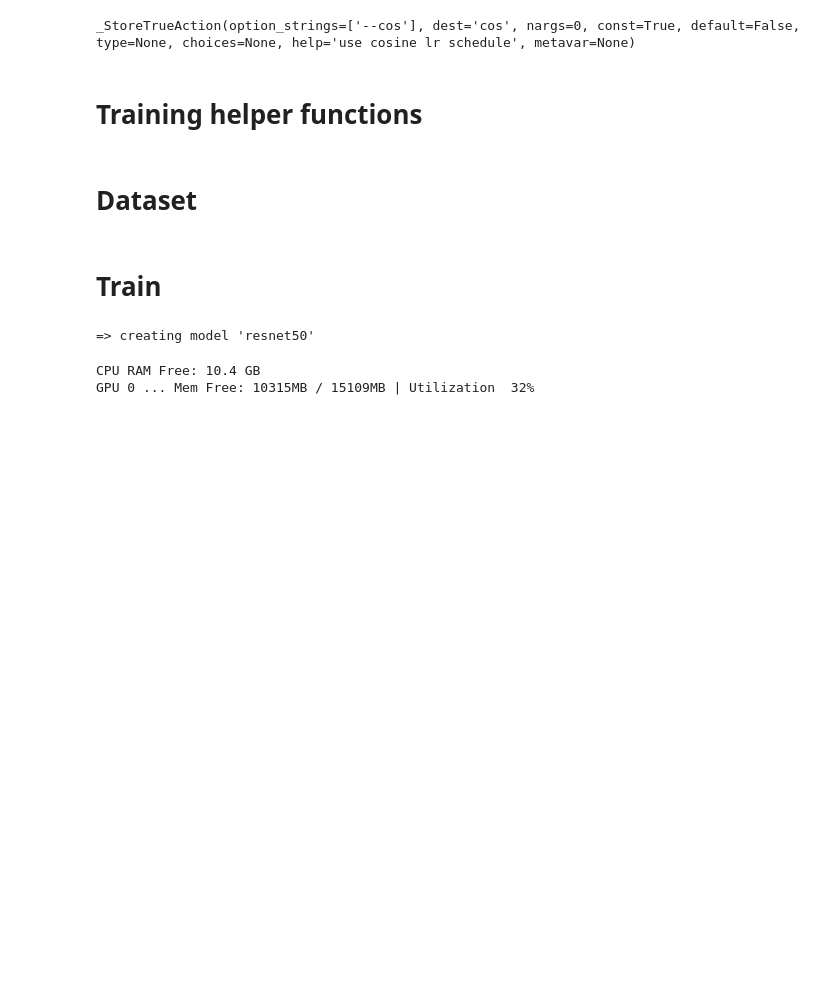
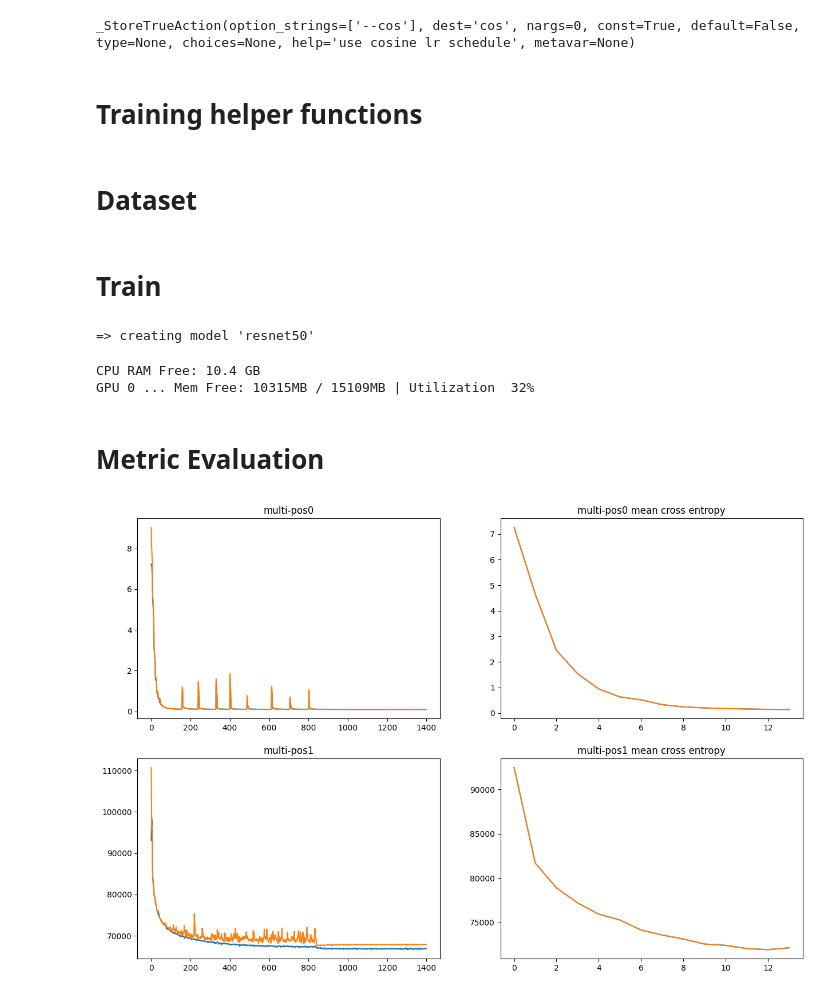
Before and after one commit to xu-shitong/Contrastive-Medical-Image-Classification, a Jupyter notebook: moco/moco.ipynb, the cells around one changed output. Saved outputs shown, nothing was run; the diff lists cells and outputs as text; code cells hidden in the pictures; blank space fills up the shorter version.

```diff
--- a/moco/moco.ipynb
+++ b/moco/moco.ipynb
@@ -186,6 +166,7 @@ parser.add_argument('--cos', action='store_true',
 _StoreTrueAction(option_strings=['--cos'], dest='cos', nargs=0, const=True, default=False, type=None, choices=None, help='use cosine lr schedule', metavar=None)
 # %%
 args = parser.parse_args(arg_command)
+args.multi_pos_pair = (not args.multi_pos_pair == 0)
 
 if args.seed is not None:
     random.seed(args.seed)
@@ -348,9 +351,6 @@ model = builder.MoCo(
 if args.gpu is not None:
   torch.cuda.set_device(args.gpu)
   model = model.cuda(args.gpu)
-  criterion = nn.CrossEntropyLoss().cuda(args.gpu)
-else:
-  criterion = nn.CrossEntropyLoss()
 
 optimizer = torch.optim.SGD(model.parameters(), args.lr,
                             momentum=args.momentum,
@@ -389,7 +389,7 @@ for epoch in range(args.start_epoch, args.epochs):
         tepoch = train_loader
       for i, (images, labels) in enumerate(tepoch):
         # set label, if no label given, positive pair is image itself
-        if args.multi_pos_pair == 0:
+        if not args.multi_pos_pair:
           labels = None
 
         # measure data loading time
@@ -424,7 +424,7 @@ for epoch in range(args.start_epoch, args.epochs):
             model.eval()
             # evaluate on validation set
             for (images, labels) in val_loader:
-              if args.multi_pos_pair == 0:
+              if not args.multi_pos_pair:
                 labels = None
               if args.gpu is not None:
                 images = images.cuda(args.gpu, non_blocking=True)
@@ -456,3 +456,5 @@ mem_report()
 # %% [output]
 CPU RAM Free: 10.4 GB
 GPU 0 ... Mem Free: 10315MB / 15109MB | Utilization  32%
+# %% [markdown]
+# Metric Evaluation
@@ -458,0 +464,41 @@ GPU 0 ... Mem Free: 10315MB / 15109MB | Utilization  32%
+# %%
+def extract_float(file_name, start=""):
+  def isfloat(word):
+    try:
+      float(word)
+      return True
+    except ValueError:
+      return False
+  file = open(file_name)
+  l = [[float(word) for word in re.split("\n|,| |\t|\(|\)", line) if isfloat(word)] for line in file if line.startswith(start)]
+  return torch.tensor(l)
+
+# general propose plot
+file_names = [
+  "./epochs200_batch128_lr0.03_momentum0.9_multi-pos0.txt",
+  "./epochs200_batch128_lr0.03_momentum0.9_multi-pos1.txt",
+]
+fig, axarr = plt.subplots(len(file_names), 2, figsize=(15, 10))
+names = ["multi-pos0", "multi-pos1"] # titles for each row of image, substitute of file name
+for i, file_name in enumerate(file_names):
+  losses = extract_float(file_name) # shape [iteration_number * print num per iteration, 8], only loss at index [5, 7] are useful for plot
+  train_index = {} # additional plot other than losses
+  val_index = {}
+  mean_loss_index = [6 + i * 7 for i in range(losses.shape[0] // 100)]
+
+  for j, idx in enumerate(train_index):
+    axarr[i, j+1].plot(losses[:, idx])
+
+  for j, idx in enumerate(val_index):
+    axarr[i, j+1].plot(losses[:, idx])
+    axarr[i, j+1].set_title(train_index[idx])
+
+  axarr[i, 0].plot(losses[:, 5], label="train loss")
+  axarr[i, 0].plot(losses[:, 7], label="val loss")
+  axarr[i, 0].set_title(names[i])
+
+  axarr[i, -1].plot(losses[mean_loss_index, idx], label="train loss")
+  axarr[i, -1].plot(losses[mean_loss_index, idx], label="val loss")
+  axarr[i, -1].set_title(names[i] + " mean cross entropy")
+# %% [output]
+[figure, added]
```
Also changed, not shown: parts of 6 cells of this notebook, 3 other files.
